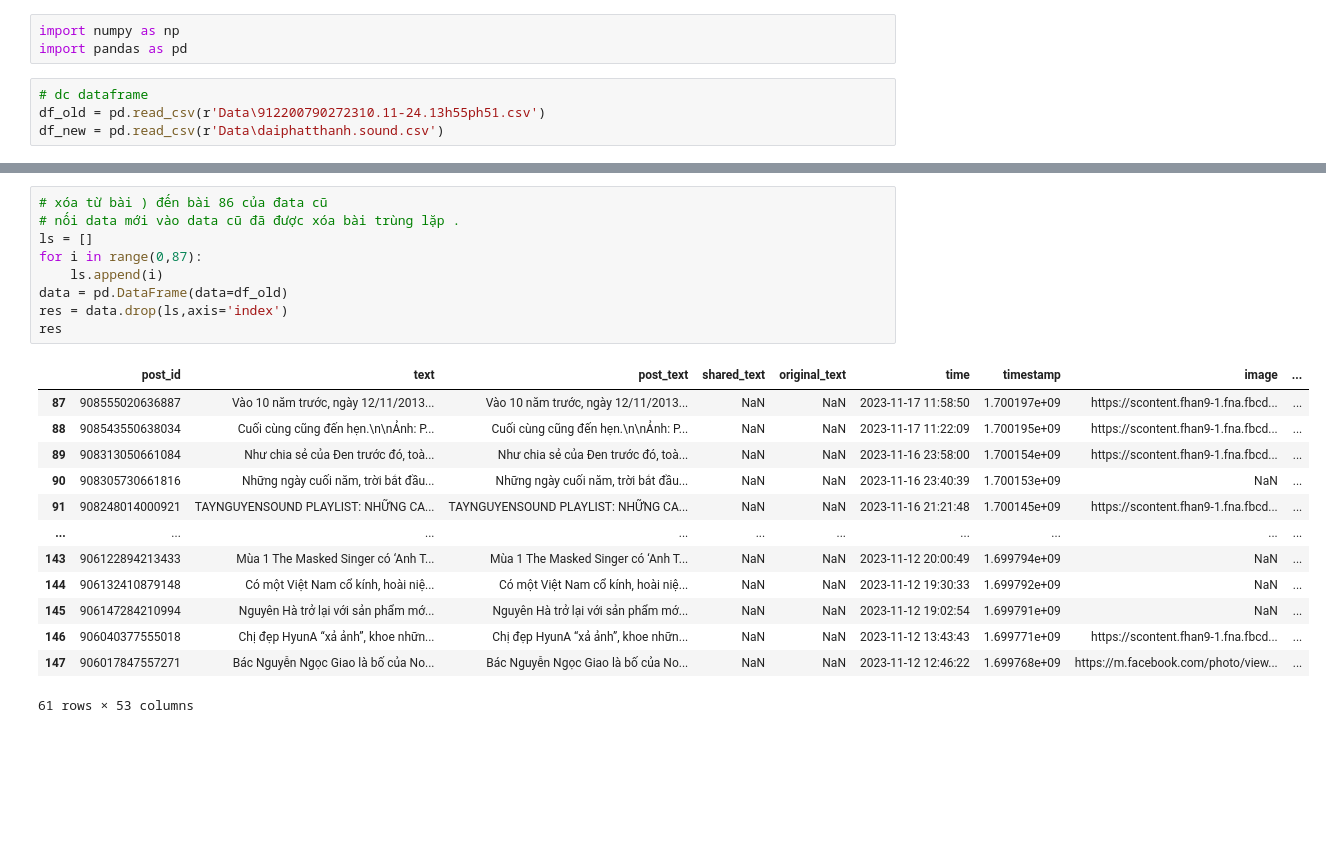
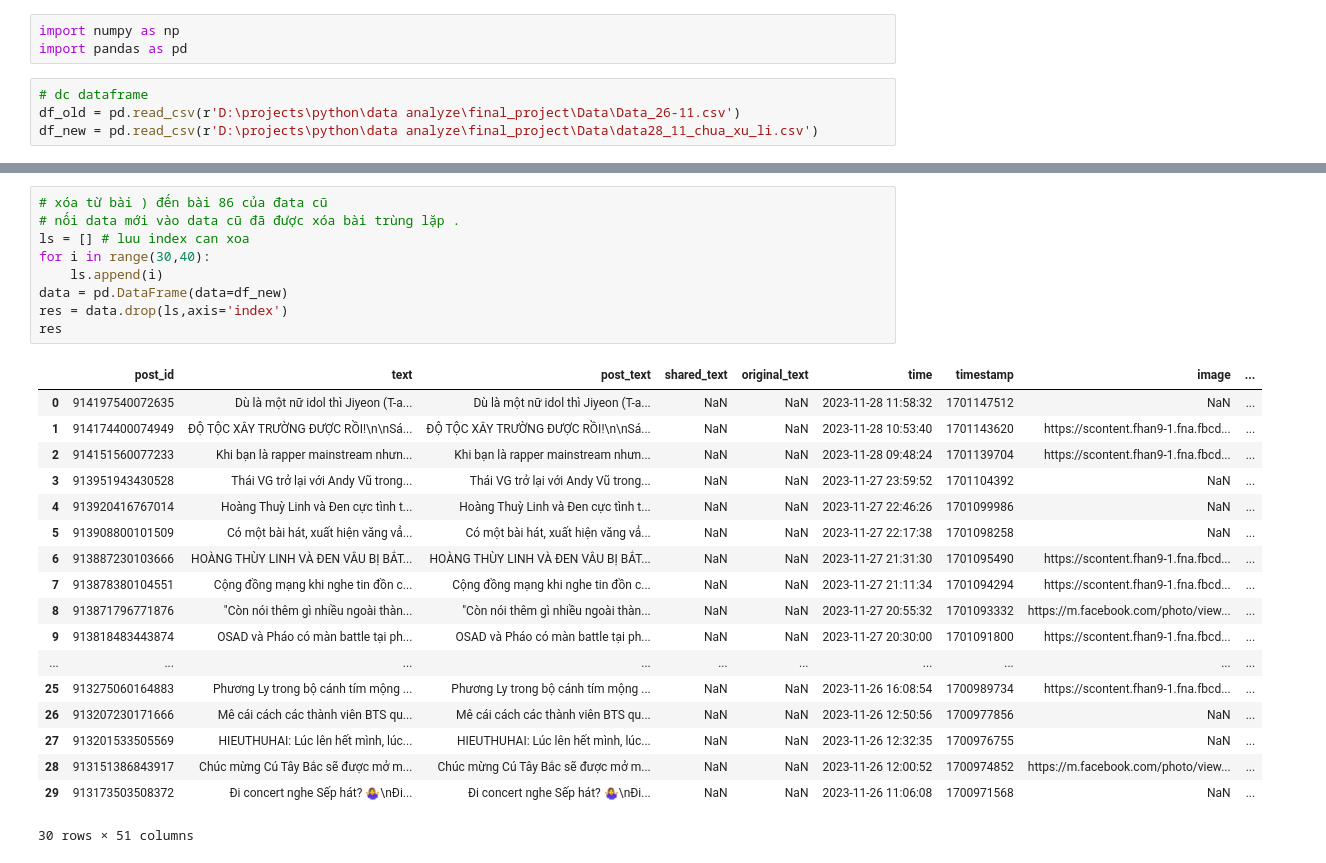
Before and after one commit to quyencanh203/final_project, a Jupyter notebook: concatData.ipynb, the cells around one changed output, grey strips where cells are left out. Drawn from its saved outputs; the diff is of its cells as text; blank space fills up the shorter version.

Commit message:
28/11 update data

```diff
--- a/concatData.ipynb
+++ b/concatData.ipynb
@@ -3,5 +3,5 @@ import numpy as np
 import pandas as pd
 # %%
 # dc dataframe
-df_old = pd.read_csv(r'Data\912200790272310.11-24.13h55ph51.csv')
-df_new = pd.read_csv(r'Data\daiphatthanh.sound.csv')
+df_old = pd.read_csv(r'D:\projects\python\data analyze\final_project\Data\Data_26-11.csv')
+df_new = pd.read_csv(r'D:\projects\python\data analyze\final_project\Data\data28_11_chua_xu_li.csv')
@@ -41,23 +54,28 @@ display(
 # %%
 # xóa từ bài ) đến bài 86 của đata cũ
 # nối data mới vào data cũ đã được xóa bài trùng lặp .
-ls = []
-for i in range(0,87):
+ls = [] # luu index can xoa
+for i in range(30,40):
     ls.append(i)
-data = pd.DataFrame(data=df_old)
+data = pd.DataFrame(data=df_new)
 res = data.drop(ls,axis='index')
 res
 # %% [output]
 |  | post_id | text | post_text | shared_text | original_text | time | timestamp | image | ... |
-| 87 | 908555020636887 | Vào 10 năm trước, ngày 12/11/2013... | Vào 10 năm trước, ngày 12/11/2013... | NaN | NaN | 2023-11-17 11:58:50 | 1.700197e+09 | https://scontent.fhan9-1.fna.fbcd... | ... |
-| 88 | 908543550638034 | Cuối cùng cũng đến hẹn.\n\nẢnh: P... | Cuối cùng cũng đến hẹn.\n\nẢnh: P... | NaN | NaN | 2023-11-17 11:22:09 | 1.700195e+09 | https://scontent.fhan9-1.fna.fbcd... | ... |
-| 89 | 908313050661084 | Như chia sẻ của Đen trước đó, toà... | Như chia sẻ của Đen trước đó, toà... | NaN | NaN | 2023-11-16 23:58:00 | 1.700154e+09 | https://scontent.fhan9-1.fna.fbcd... | ... |
-| 90 | 908305730661816 | Những ngày cuối năm, trời bắt đầu... | Những ngày cuối năm, trời bắt đầu... | NaN | NaN | 2023-11-16 23:40:39 | 1.700153e+09 | NaN | ... |
-| 91 | 908248014000921 | TAYNGUYENSOUND PLAYLIST: NHỮNG CA... | TAYNGUYENSOUND PLAYLIST: NHỮNG CA... | NaN | NaN | 2023-11-16 21:21:48 | 1.700145e+09 | https://scontent.fhan9-1.fna.fbcd... | ... |
+| 0 | 914197540072635 | Dù là một nữ idol thì Jiyeon (T-a... | Dù là một nữ idol thì Jiyeon (T-a... | NaN | NaN | 2023-11-28 11:58:32 | 1701147512 | NaN | ... |
+| 1 | 914174400074949 | ĐỘ TỘC XÂY TRƯỜNG ĐƯỢC RỒI!\n\nSá... | ĐỘ TỘC XÂY TRƯỜNG ĐƯỢC RỒI!\n\nSá... | NaN | NaN | 2023-11-28 10:53:40 | 1701143620 | https://scontent.fhan9-1.fna.fbcd... | ... |
+| 2 | 914151560077233 | Khi bạn là rapper mainstream nhưn... | Khi bạn là rapper mainstream nhưn... | NaN | NaN | 2023-11-28 09:48:24 | 1701139704 | https://scontent.fhan9-1.fna.fbcd... | ... |
+| 3 | 913951943430528 | Thái VG trở lại với Andy Vũ trong... | Thái VG trở lại với Andy Vũ trong... | NaN | NaN | 2023-11-27 23:59:52 | 1701104392 | NaN | ... |
+| 4 | 913920416767014 | Hoàng Thuỳ Linh và Đen cực tình t... | Hoàng Thuỳ Linh và Đen cực tình t... | NaN | NaN | 2023-11-27 22:46:26 | 1701099986 | NaN | ... |
+| 5 | 913908800101509 | Có một bài hát, xuất hiện văng vẳ... | Có một bài hát, xuất hiện văng vẳ... | NaN | NaN | 2023-11-27 22:17:38 | 1701098258 | NaN | ... |
+| 6 | 913887230103666 | HOÀNG THÙY LINH VÀ ĐEN VÂU BỊ BẮT... | HOÀNG THÙY LINH VÀ ĐEN VÂU BỊ BẮT... | NaN | NaN | 2023-11-27 21:31:30 | 1701095490 | https://scontent.fhan9-1.fna.fbcd... | ... |
+| 7 | 913878380104551 | Cộng đồng mạng khi nghe tin đồn c... | Cộng đồng mạng khi nghe tin đồn c... | NaN | NaN | 2023-11-27 21:11:34 | 1701094294 | https://scontent.fhan9-1.fna.fbcd... | ... |
+| 8 | 913871796771876 | "Còn nói thêm gì nhiều ngoài thàn... | "Còn nói thêm gì nhiều ngoài thàn... | NaN | NaN | 2023-11-27 20:55:32 | 1701093332 | https://m.facebook.com/photo/view... | ... |
+| 9 | 913818483443874 | OSAD và Pháo có màn battle tại ph... | OSAD và Pháo có màn battle tại ph... | NaN | NaN | 2023-11-27 20:30:00 | 1701091800 | https://scontent.fhan9-1.fna.fbcd... | ... |
 | ... | ... | ... | ... | ... | ... | ... | ... | ... | ... |
-| 143 | 906122894213433 | Mùa 1 The Masked Singer có ‘Anh T... | Mùa 1 The Masked Singer có ‘Anh T... | NaN | NaN | 2023-11-12 20:00:49 | 1.699794e+09 | NaN | ... |
-| 144 | 906132410879148 | Có một Việt Nam cổ kính, hoài niệ... | Có một Việt Nam cổ kính, hoài niệ... | NaN | NaN | 2023-11-12 19:30:33 | 1.699792e+09 | NaN | ... |
-| 145 | 906147284210994 | Nguyên Hà trở lại với sản phẩm mớ... | Nguyên Hà trở lại với sản phẩm mớ... | NaN | NaN | 2023-11-12 19:02:54 | 1.699791e+09 | NaN | ... |
-| 146 | 906040377555018 | Chị đẹp HyunA “xả ảnh”, khoe nhữn... | Chị đẹp HyunA “xả ảnh”, khoe nhữn... | NaN | NaN | 2023-11-12 13:43:43 | 1.699771e+09 | https://scontent.fhan9-1.fna.fbcd... | ... |
-| 147 | 906017847557271 | Bác Nguyễn Ngọc Giao là bố của No... | Bác Nguyễn Ngọc Giao là bố của No... | NaN | NaN | 2023-11-12 12:46:22 | 1.699768e+09 | https://m.facebook.com/photo/view... | ... |
+| 25 | 913275060164883 | Phương Ly trong bộ cánh tím mộng ... | Phương Ly trong bộ cánh tím mộng ... | NaN | NaN | 2023-11-26 16:08:54 | 1700989734 | https://scontent.fhan9-1.fna.fbcd... | ... |
+| 26 | 913207230171666 | Mê cái cách các thành viên BTS qu... | Mê cái cách các thành viên BTS qu... | NaN | NaN | 2023-11-26 12:50:56 | 1700977856 | NaN | ... |
+| 27 | 913201533505569 | HIEUTHUHAI: Lúc lên hết mình, lúc... | HIEUTHUHAI: Lúc lên hết mình, lúc... | NaN | NaN | 2023-11-26 12:32:35 | 1700976755 | NaN | ... |
+| 28 | 913151386843917 | Chúc mừng Cú Tây Bắc sẽ được mở m... | Chúc mừng Cú Tây Bắc sẽ được mở m... | NaN | NaN | 2023-11-26 12:00:52 | 1700974852 | https://m.facebook.com/photo/view... | ... |
+| 29 | 913173503508372 | Đi concert nghe Sếp hát? 🤷‍♀️\nĐi... | Đi concert nghe Sếp hát? 🤷‍♀️\nĐi... | NaN | NaN | 2023-11-26 11:06:08 | 1700971568 | NaN | ... |
-61 rows × 53 columns
+30 rows × 51 columns
```
Also changed, not shown: parts of 16 cells of this notebook, 9 other files.
